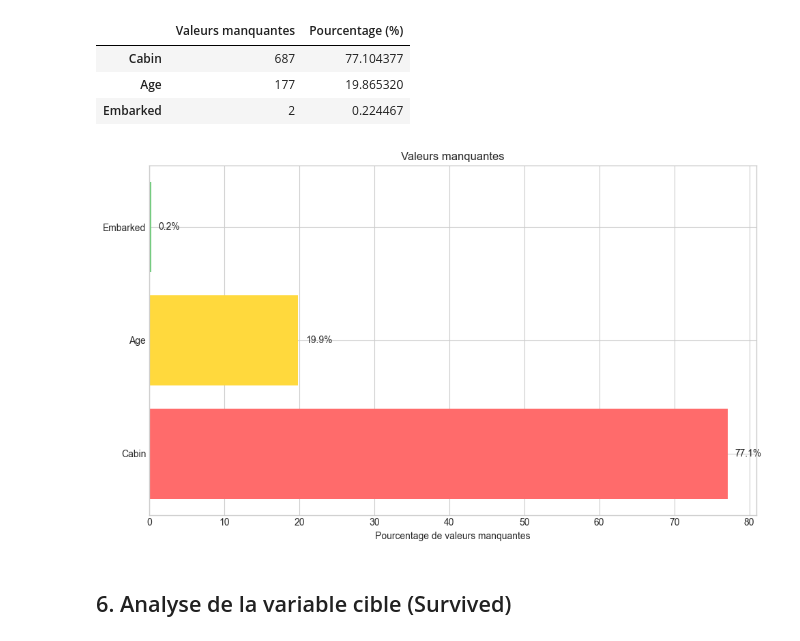
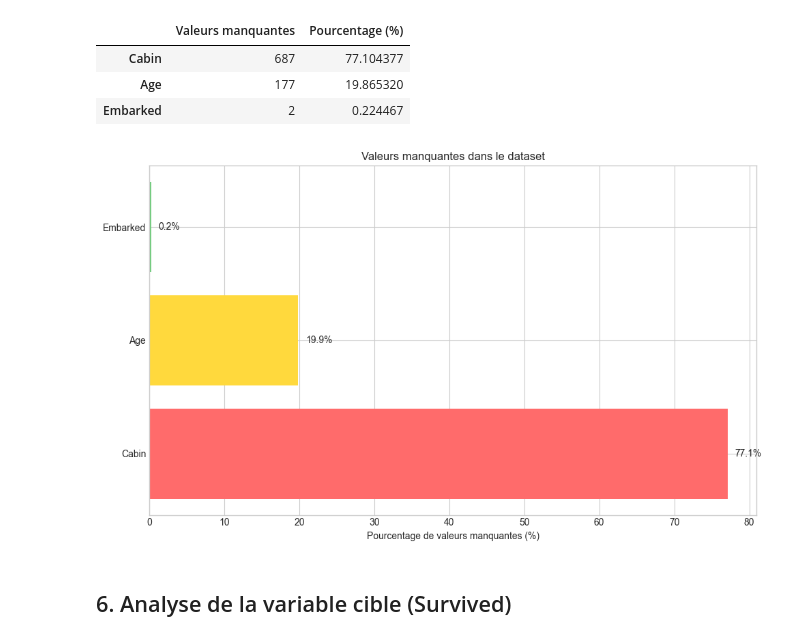
Before and after one commit to MaxMxx/titanic-prog-avance, a Jupyter notebook: notebooks/010_data_exploration.ipynb, the cells around one changed output. Drawn from its saved outputs; the diff is of its cells as text; code cells hidden in the pictures.

Commit message:
ajout de commentaire pour le notebook 010 & ajout de la sauvegarde des graphs & amélioration des graphique & ajout d'un mini résumé d'analyse

```diff
--- a/notebooks/010_data_exploration.ipynb
+++ b/notebooks/010_data_exploration.ipynb
@@ -180,24 +182,29 @@ Valeurs manquantes par colonne :
 | Age | 177 | 19.865320 |
 | Embarked | 2 | 0.224467 |
 # %%
+# Visualisation des valeurs manquantes
 fig, ax = plt.subplots(figsize=(10, 6))
 
+# Filtrer les colonnes avec des valeurs manquantes
 missing_cols = missing_df[missing_df['Valeurs manquantes'] > 0]
 colors = ['#ff6b6b' if pct > 50 else '#ffd93d' if pct > 10 else '#6bcb77'
           for pct in missing_cols['Pourcentage (%)']]
 
+# Création du graphique
 bars = ax.barh(missing_cols.index, missing_cols['Pourcentage (%)'], color=colors)
-ax.set_xlabel('Pourcentage de valeurs manquantes')
-ax.set_title('Valeurs manquantes')
+ax.set_xlabel('Pourcentage de valeurs manquantes (%)')
+ax.set_title('Valeurs manquantes dans le dataset')
 
+# Ajouter les pourcentages sur les barres
 for bar, pct in zip(bars, missing_cols['Pourcentage (%)']):
     ax.text(bar.get_width() + 1, bar.get_y() + bar.get_height()/2,
             f'{pct:.1f}%', va='center')
 
 plt.tight_layout()
+plt.savefig('../reports/figures/missing_values.png', dpi=150, bbox_inches='tight')
 plt.show()
 # %% [output]
-[figure, old version]
+[figure, new version]
 # %% [markdown]
 ## 6. Analyse de la variable cible (Survived)
 # %%
```
Also changed, not shown: parts of 5 cells of this notebook, 2 other files.
